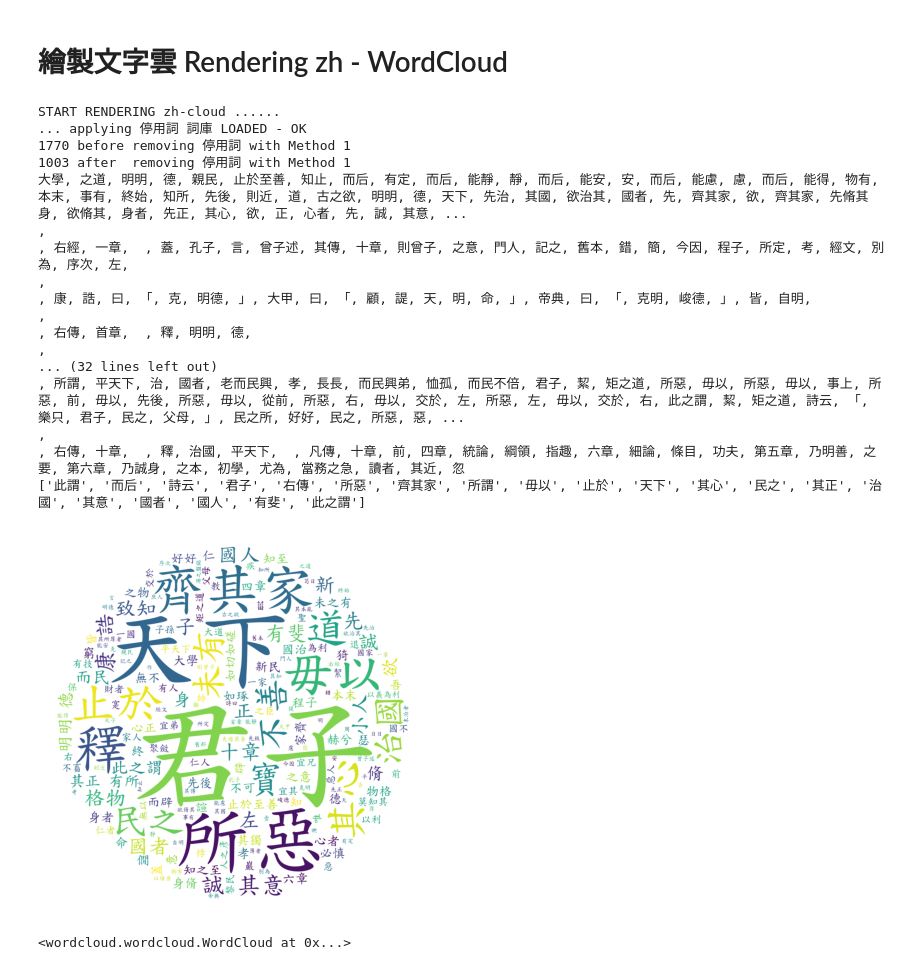
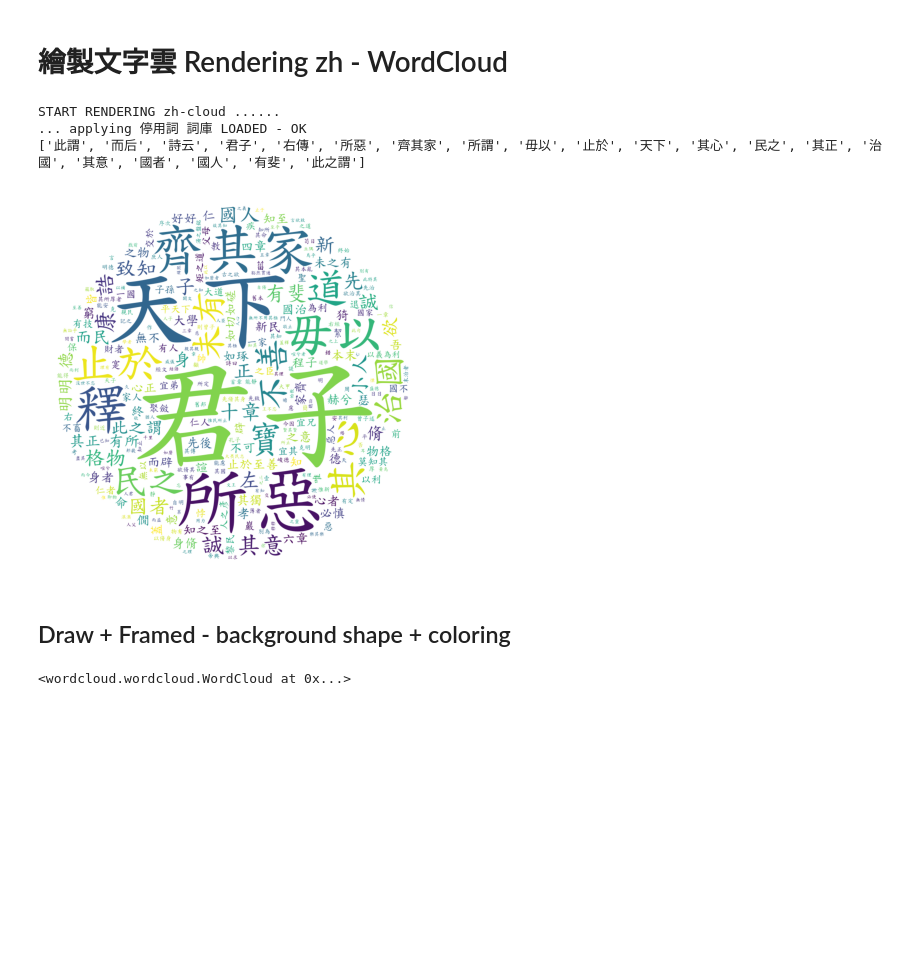
Before and after one commit to ieee-sun/zh-word-cloud, a Jupyter notebook: zh_vocab_clould.ipynb, the cells around one changed output. Cells and saved outputs as stored; diff of their text form; code cells hidden in the pictures; blank space fills up the shorter version.

```diff
--- a/zh_vocab_clould.ipynb
+++ b/zh_vocab_clould.ipynb
@@ -130,8 +152,19 @@ print('[END of DEMO.]\n')
 # %% [markdown]
 # 繪製文字雲 Rendering zh - WordCloud
 # %%
-# Load our text
+import pandas as pd
+from wordcloud import WordCloud, STOPWORDS, ImageColorGenerator
+import matplotlib.pyplot as plt
+
+import os
+from os import path
+# Test
 #our_text = '氣象局及臺灣強地動觀測計畫指出，今天（15日）在西南風影響下，清晨至上午中南部沿海會有零星短暫陣雨，其他地區上半天雖然大致維持多雲到晴，不過由於環境水氣增多，天氣趨於不穩定，午後雷陣雨範圍將會擴大，除東半部地區及西半部山區外，大台北地區及西半部山區附近平地也有午後雷雨發生的機率，午後對流出現的時間會比較早，降雨有機會持續到晚上，並且局部地區也有短時強降雨發生的機率，請多留意午後天氣的變化。溫度方面，各地白天暖熱，高溫普遍約30到33度，南部近山區平地有機會出現36度以上高溫，中午前後請多補充水分及做好防曬措施，而各地夜晚及清晨低溫普遍在22至25度之間，相對舒適許多。'
+
+# Source of Text (Chinese)
+SOURCE_TEXT_TO_WORDCLOUD = 'Chinese_text.txt'
+# set max word output in the cloud
+WORD_DISPLAY = 300
 
 with open(SOURCE_TEXT_TO_WORDCLOUD, 'r', encoding="utf-8") as f:
   our_text = f.read()
@@ -201,10 +234,11 @@ seg_list = jieba.lcut(our_text, cut_all=False)   #jieba.lcut 回傳 list，可
 
 seg_list_after_remove = remove_stop_words(zh_STOPWORD_FILEPATH, seg_list)
 
-print(str(len(seg_list)) + " before removing 停用詞 with Method 1")
-print(str(len(seg_list_after_remove)) + " after  removing 停用詞 with Method 1")
+# DEBUG Use
+# print(str(len(seg_list)) + " before removing 停用詞 with Method 1")
+# print(str(len(seg_list_after_remove)) + " after  removing 停用詞 with Method 1")
 
-print(", ".join(seg_list_after_remove))
+# print(", ".join(seg_list_after_remove))
 
 # ======= Method 2
 # ALTERNATIVE SOLUTION: Remove Stopwords - more elegant python coding
@@ -257,7 +291,7 @@ seg_list = seg_list_after_remove
 
 # =====================
 # 統計詞頻
-import pandas as pd
+
 def count_segment_freq(seg_list):
   seg_df = pd.DataFrame(seg_list,columns=['seg'])
   seg_df['count'] = 1
@@ -275,7 +309,7 @@ sef_freq.to_csv('sef_freq.csv')
 # WordCloud
 # 繪製文字雲(預設背景圖片)
 
-from wordcloud import WordCloud, STOPWORDS, ImageColorGenerator
+
 
 # INIT
 FONT_PATH = '/content/fonts/KAIU.ttf'
@@ -291,7 +325,12 @@ wcBackFontColor = 'output/WordCloud_coloring.jpg'
 
 # Filter WordCloud Overheads / Punctuations / non-contextual words
 # Specify the values you want to remove
-unwanted_values = ["\n", "「", "」", " ", "曰", "而后", "此謂", "詩云", "右傳", "所謂"]
+unwanted_values = ["thee",
+                   "will",
+                   "\n",
+                   "「", "」",
+                   " ",
+                   "曰", "而后", "此謂", "詩云", "右傳", "所謂"]
 
 # Filter Segmentted List for WordCloud
 
@@ -303,10 +342,7 @@ sef_freq.to_csv('sef_freq_FILTERED.csv')
 seg_list=' '.join(seg_list)
 filtered_seg_list=' '.join(filtered_seg_list)
 
-import matplotlib.pyplot as plt
 
-import os
-from os import path
 
 # Default WordCloud display (retangular)
 wc_default = WordCloud(background_color='black',font_path=FONT_PATH)
@@ -321,48 +357,37 @@ wc_default.to_file(path.join(destination, wcDefault))
 #import imageio as iio  # old version v2, usage imageio.v2.imread()
 import imageio.v3 as iio
 backshaped_color = iio.imread(BG_IMAGEshaped_PATH)
 
 #WordCloud Parameters
 """
 wc = WordCloud(background_color="white",    #   背景顏色
                max_words=500,              #   最大詞數
                mask=back_color,             #   掩膜，產生文字雲背景的區域，以該參數值作圖繪制文字雲，這個參數不為空時，width,height會被忽略
                max_font_size=80,           #   顯示字體的最大值
                stopwords=STOPWORDS.add("差評"),   #   使用內置的屏蔽詞，再添加一個
                font_path=font,              #   解決顯示口字型亂碼問題，可進入C:/Windows/Fonts/目錄更換字體
                random_state=42,             #   為每一詞返回一個PIL顏色
                prefer_horizontal=10)        #   調整文字雲中字體水平和垂直的多少
 """
 
 wc = WordCloud(
     background_color='white',
+    max_words = WORD_DISPLAY,
     mask=backshaped_color,
     random_state=10,
     font_path=FONT_PATH
                 )
 wc.generate(filtered_seg_list)
 plt.imshow(wc)
 plt.axis('off')
 plt.show()
 # %% [output]
 START RENDERING zh-cloud ......
 ... applying 停用詞 詞庫 LOADED - OK
-1770 before removing 停用詞 with Method 1
-1003 after  removing 停用詞 with Method 1
-大學, 之道, 明明, 德, 親民, 止於至善, 知止, 而后, 有定, 而后, 能靜, 靜, 而后, 能安, 安, 而后, 能慮, 慮, 而后, 能得, 物有, 本末, 事有, 終始, 知所, 先後, 則近, 道, 古之欲, 明明, 德, 天下, 先治, 其國, 欲治其, 國者, 先, 齊其家, 欲, 齊其家, 先脩其身, 欲脩其, 身者, 先正, 其心, 欲, 正, 心者, 先, 誠, 其意, ...
-,
-, 右經, 一章,  , 蓋, 孔子, 言, 曾子述, 其傳, 十章, 則曾子, 之意, 門人, 記之, 舊本, 錯, 簡, 今因, 程子, 所定, 考, 經文, 別為, 序次, 左,
-,
-, 康, 誥, 曰, 「, 克, 明德, 」, 大甲, 曰, 「, 顧, 諟, 天, 明, 命, 」, 帝典, 曰, 「, 克明, 峻德, 」, 皆, 自明,
-,
-, 右傳, 首章,  , 釋, 明明, 德,
-,
-... (32 lines left out)
-, 所謂, 平天下, 治, 國者, 老而民興, 孝, 長長, 而民興弟, 恤孤, 而民不倍, 君子, 絜, 矩之道, 所惡, 毋以, 所惡, 毋以, 事上, 所惡, 前, 毋以, 先後, 所惡, 毋以, 從前, 所惡, 右, 毋以, 交於, 左, 所惡, 左, 毋以, 交於, 右, 此之謂, 絜, 矩之道, 詩云, 「, 樂只, 君子, 民之, 父母, 」, 民之所, 好好, 民之, 所惡, 惡, ...
-,
-, 右傳, 十章,  , 釋, 治國, 平天下,  , 凡傳, 十章, 前, 四章, 統論, 綱領, 指趣, 六章, 細論, 條目, 功夫, 第五章, 乃明善, 之要, 第六章, 乃誠身, 之本, 初學, 尤為, 當務之急, 讀者, 其近, 忽
 ['此謂', '而后', '詩云', '君子', '右傳', '所惡', '齊其家', '所謂', '毋以', '止於', '天下', '其心', '民之', '其正', '治國', '其意', '國者', '國人', '有斐', '此之謂']
-[figure, old version]
+[figure, new version]
+# %% [markdown]
+## Draw + Framed - background shape + coloring
 # %%
 wc.to_file(path.join(destination, wcBackImage1))
 
```
Also changed, not shown: parts of 5 cells of this notebook, 1 other file.
